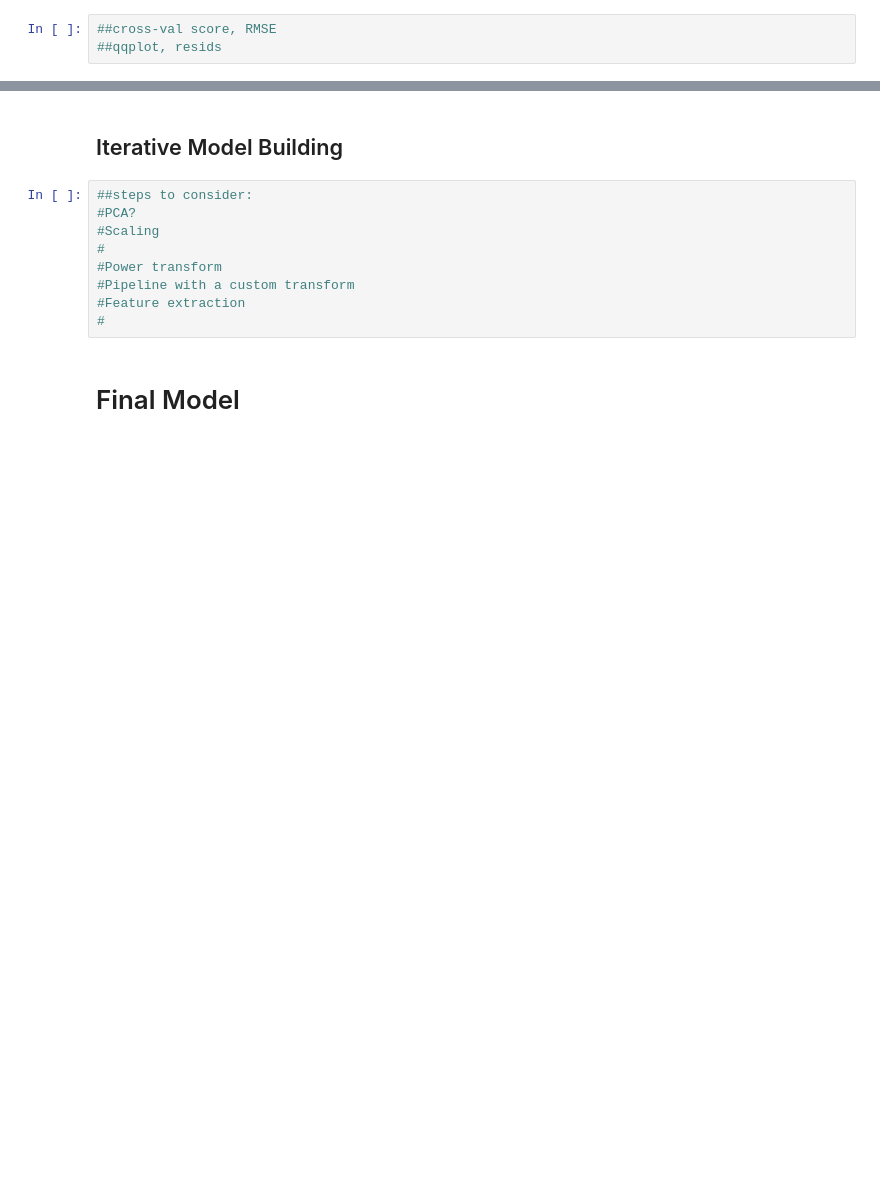
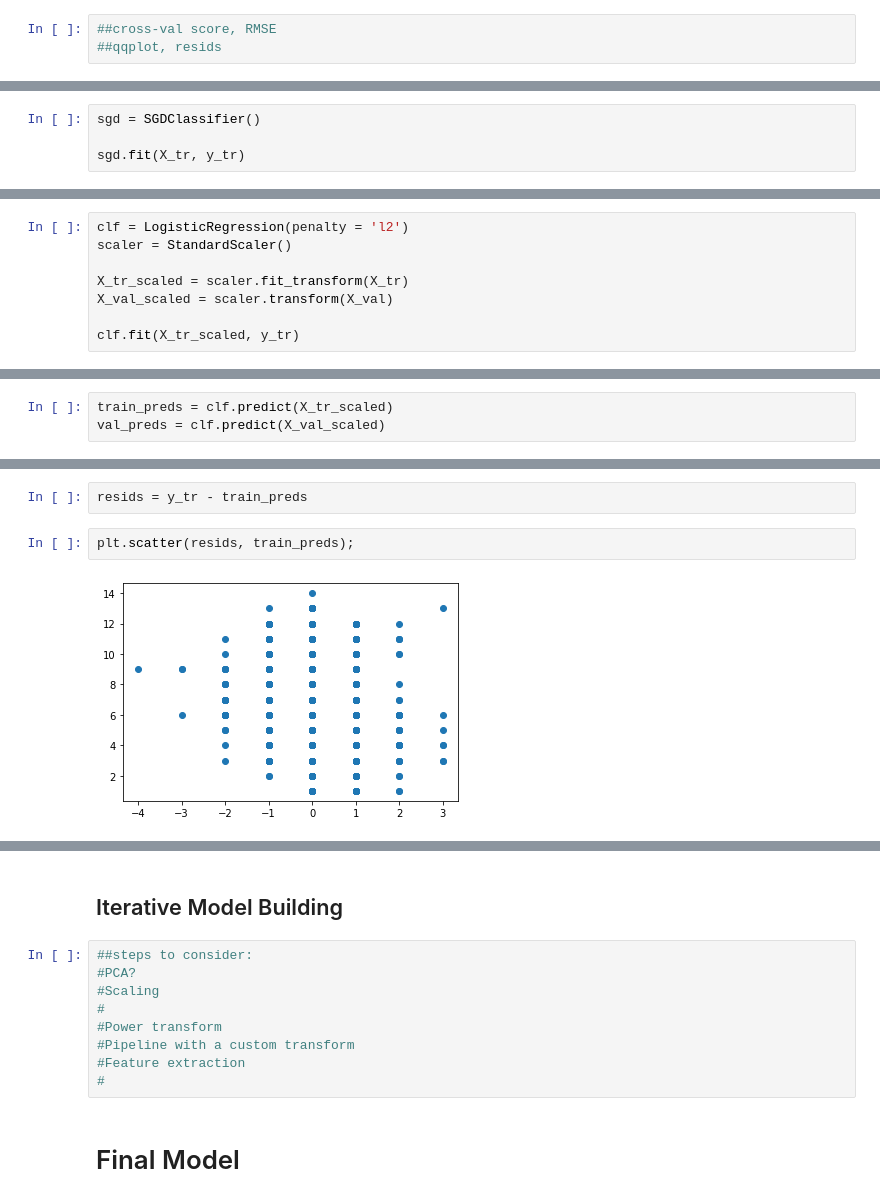
Before and after one commit to sglibova/chart-difficulty-with-machine-learning, a Jupyter notebook: chart_difficulty.ipynb, the cells around one changed output, grey strips where cells are left out. Saved outputs shown, nothing was run; the diff lists cells and outputs as text; blank space fills up the shorter version.

```diff
--- a/chart_difficulty.ipynb
+++ b/chart_difficulty.ipynb
@@ -693,0 +819,4 @@ For the first simple model using only Scaling and Simple Linear Regression, ther
+# %%
+sgd = SGDClassifier()
+
+sgd.fit(X_tr, y_tr)
@@ -693,0 +836,8 @@ For the first simple model using only Scaling and Simple Linear Regression, ther
+# %%
+clf = LogisticRegression(penalty = 'l2')
+scaler = StandardScaler()
+
+X_tr_scaled = scaler.fit_transform(X_tr)
+X_val_scaled = scaler.transform(X_val)
+
+clf.fit(X_tr_scaled, y_tr)
@@ -693,0 +846,3 @@ For the first simple model using only Scaling and Simple Linear Regression, ther
+# %%
+train_preds = clf.predict(X_tr_scaled)
+val_preds = clf.predict(X_val_scaled)
@@ -693,0 +868,6 @@ For the first simple model using only Scaling and Simple Linear Regression, ther
+# %%
+resids = y_tr - train_preds
+# %%
+plt.scatter(resids, train_preds);
+# %% [output]
+[figure, added]
```
Also changed, not shown: parts of 46 cells of this notebook.
